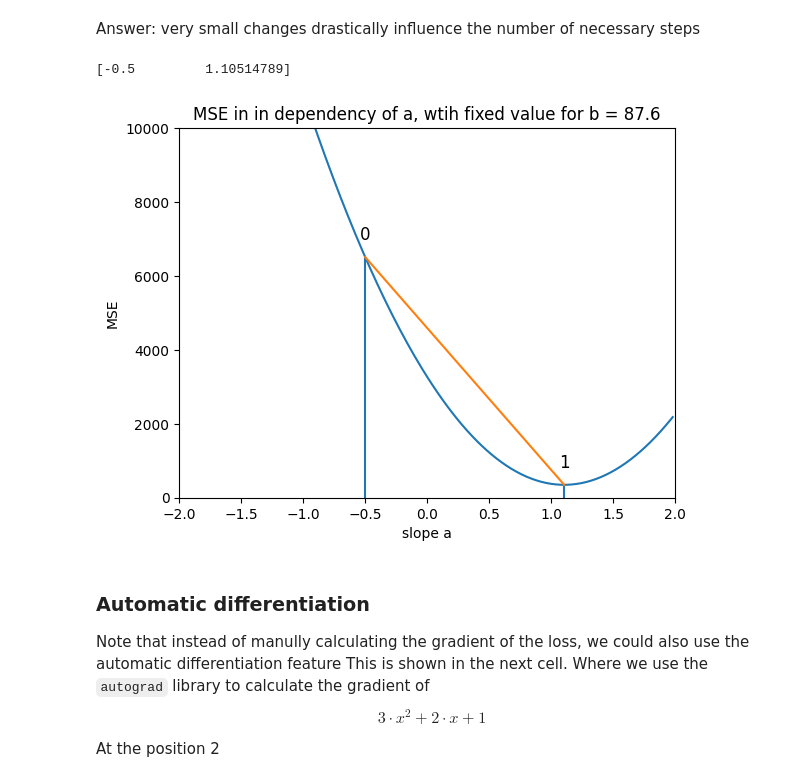
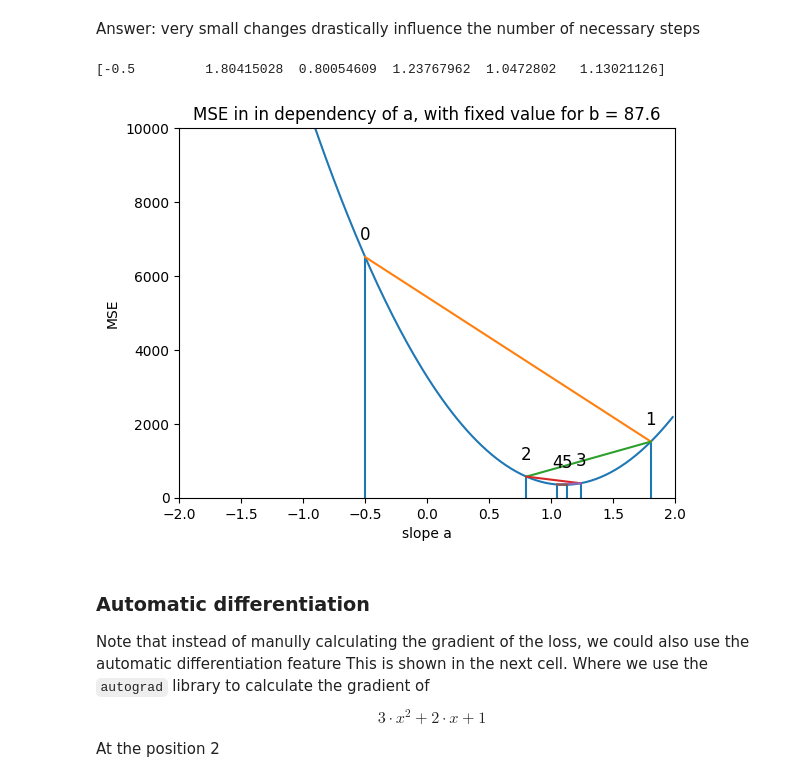
Before and after one commit to domfoo/AI_SS24, a Jupyter notebook: uebung-4/lr_gradient_descent.ipynb, the cells around one changed output. Cells and saved outputs as stored; diff of their text form; code cells hidden in the pictures.

```diff
--- a/uebung-4/lr_gradient_descent.ipynb
+++ b/uebung-4/lr_gradient_descent.ipynb
@@ -176,31 +176,32 @@ Answer: very small changes drastically influence the number of necessary steps
 # %%
 a_ = -0.5
 a_history = -0.5
-eta = 0.00020899
-for i in range(0,1):
+#eta = 0.00020899
+eta = 0.0003
+for i in range(0,5):
   grad_a = -2/len(y)*np.sum((y -a_ * x - b) *x)
   a_ = a_ - eta*grad_a
   a_history =np.append(a_history,a_)
 print(a_history)
 # %% [output]
-[-0.5         1.10514789]
+[-0.5         1.80415028  0.80054609  1.23767962  1.0472802   1.13021126]
 # %%
 # Visualization of the learning process
 plt.plot(a,MSE)
-plt.title("MSE in in dependency of a, wtih fixed value for b = 87.6")
+plt.title("MSE in in dependency of a, with fixed value for b = 87.6")
 plt.xlabel("slope a")
 plt.ylabel("MSE")
 plt.ylim((0,10000))
 plt.xlim((-2,2))
 
 for i in range(0,len(a_history)):
   plt.vlines(x=a_history[i],ymin=0,ymax= np.mean(np.square(y-(a_history[i] * x + b))))
   plt.text(x=a_history[i],y= np.mean(np.square(y-(a_history[i] * x + b)))+600,s= i,horizontalalignment='center',verticalalignment='center',fontsize=12)
 for i in range(0,len(a_history)-1):
   plt.plot([a_history[i], a_history[i+1]],[np.mean(np.square(y-(a_history[i] * x + b))), np.mean(np.square(y-(a_history[i+1] * x + b)))])
 plt.show()
 # %% [output]
-[figure, old version]
+[figure, new version]
 # %% [markdown]
 ### Automatic differentiation
 
```
Also changed, not shown: 1 other file.
